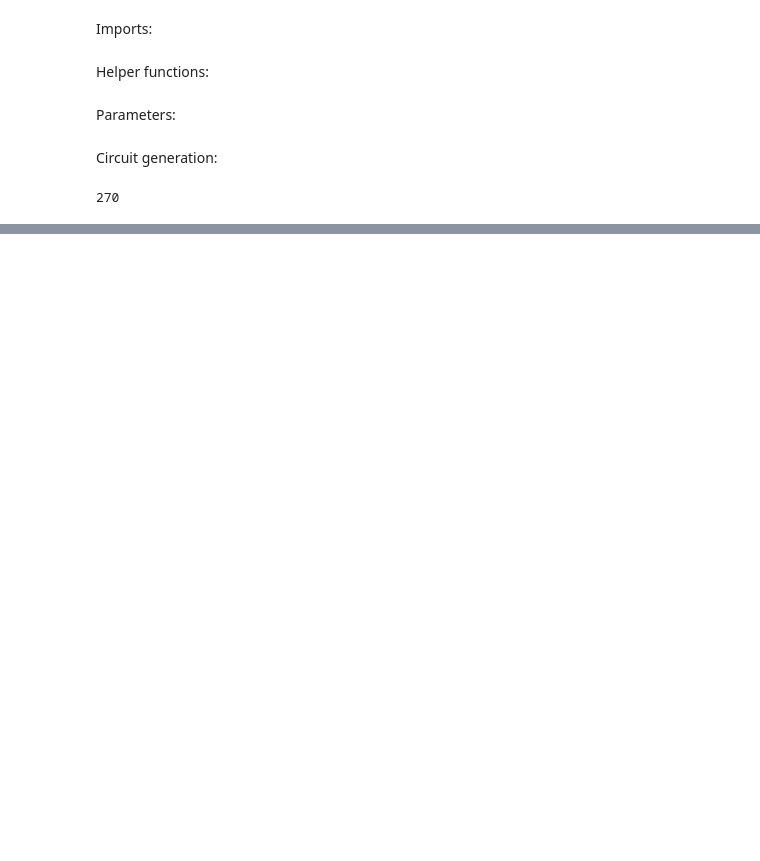
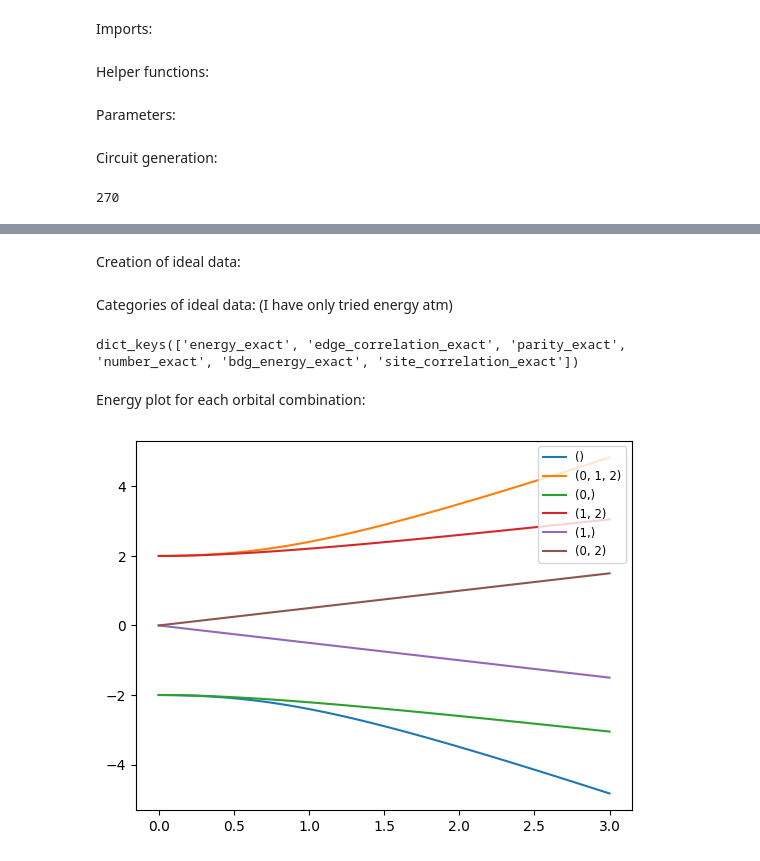
Before and after one commit to Quantum-Solutions-Launchpad/Quantum-Bench-Phase, a Jupyter notebook: initial_experiment.ipynb, the cells around one changed output, grey strips where cells are left out. Drawn from its saved outputs; the diff is of its cells as text; code cells hidden in the pictures; blank space fills up the shorter version.

Commit message:
Added data collection for ideal analysis

```diff
--- a/initial_experiment.ipynb
+++ b/initial_experiment.ipynb
@@ -105,7 +119,7 @@ n_modes = 3
 tunneling_values = [-1.0]
 superconducting_values = [1.0]
 chemical_potential_values = list(np.linspace(0.0, 3.0, num=5))
-occupied_orbitals_list = list(orbital_combinations(n_modes, threshold=n_modes-1))
+occupied_orbitals_list = list(orbital_combinations(n_modes, threshold=2))
 # %% [markdown]
 Circuit generation:
 # %%
@@ -146,0 +421,2 @@ circuits[37].draw(output="mpl")
+# %% [markdown]
+Creation of ideal data:
@@ -146,0 +546,16 @@ circuits[37].draw(output="mpl")
+# %% [markdown]
+Categories of ideal data: (I have only tried energy atm)
+# %%
+data.keys()
+# %% [output]
+dict_keys(['energy_exact', 'edge_correlation_exact', 'parity_exact', 'number_exact', 'bdg_energy_exact', 'site_correlation_exact'])
+# %% [markdown]
+Energy plot for each orbital combination:
+# %%
+for val in data['energy_exact']:
+    plt.plot(chemical_potential_values, data['energy_exact'][val][0], label=str(val))
+
+plt.legend(fontsize='small')
+plt.show()
+# %% [output]
+[figure, added]
```
Also changed, not shown: parts of 7 cells of this notebook.
